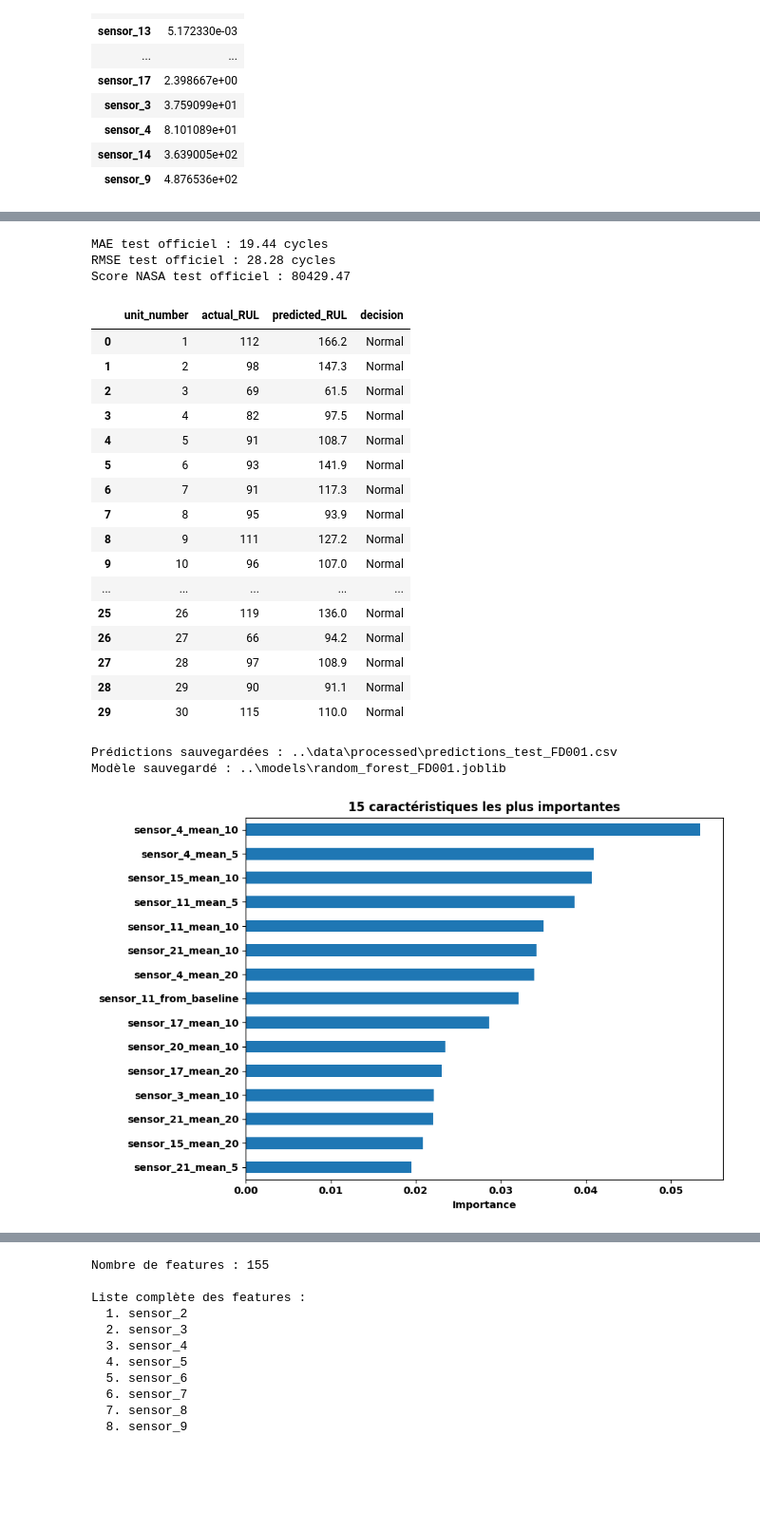
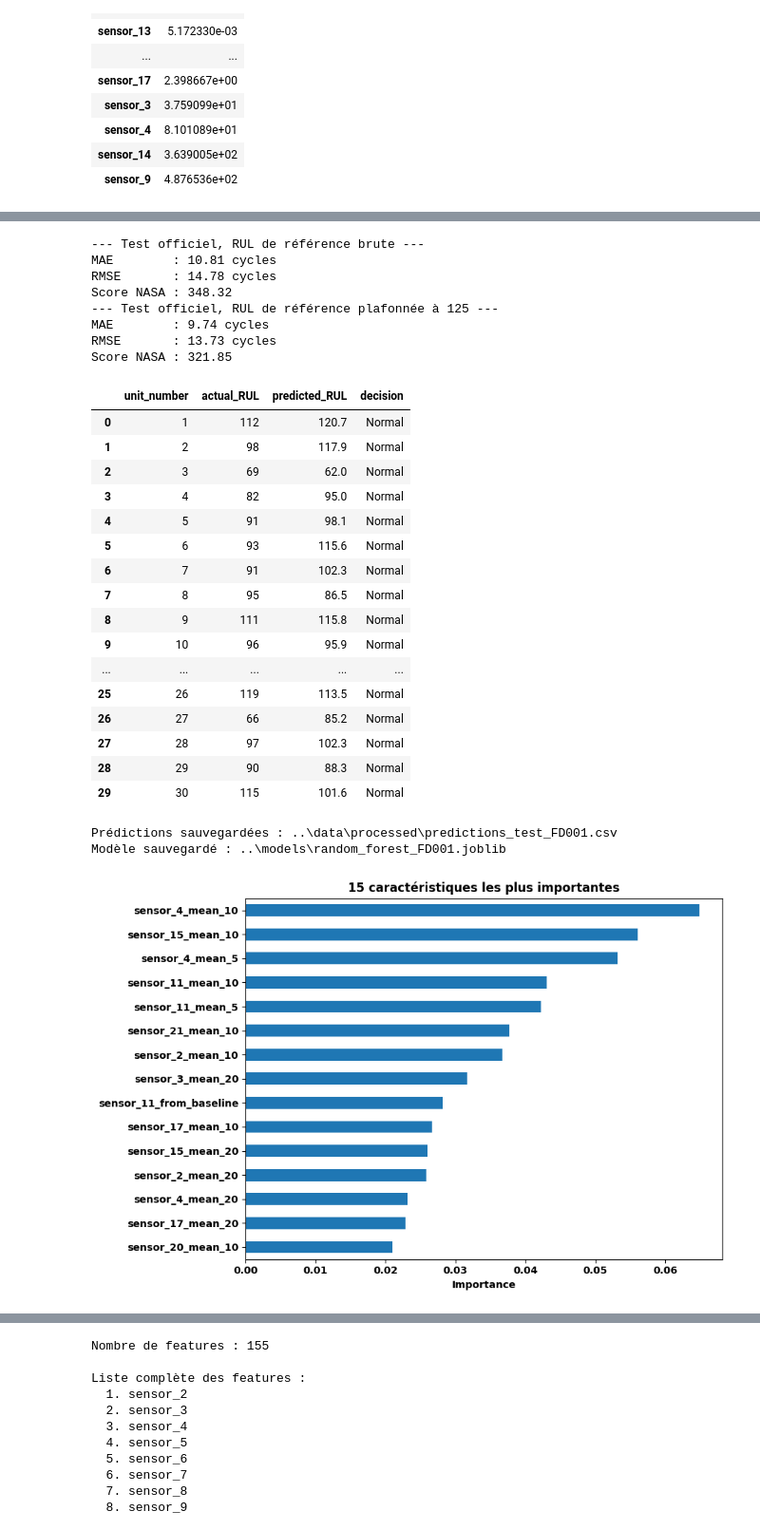
Before and after one commit to mysteriodataweb/Maintenance, a Jupyter notebook: notebooks/preprocess.ipynb, the cells around one changed output, grey strips where cells are left out. Shown at 95% size. Drawn from its saved outputs; the diff is of its cells as text; code cells hidden in the pictures; blank space fills up the shorter version.

```diff
--- a/notebooks/preprocess.ipynb
+++ b/notebooks/preprocess.ipynb
@@ -486,11 +505,18 @@ test_last = (
     .sort_values("unit_number")
     .reset_index(drop=True)
 )
-X_test = test_last[FEATURE_COLUMNS].replace([np.inf, -np.inf], np.nan).fillna(0)
+X_test = (
+    test_last[FEATURE_COLUMNS]
+    .replace([np.inf, -np.inf], np.nan)
+    .fillna(0)
+    .astype(np.float32)
+)
 y_test = pd.read_csv(rul_path, sep=r"\s+", header=None, names=["RUL"])["RUL"]
+y_test_capped = y_test.clip(upper=RUL_CAP)
 assert len(X_test) == len(y_test), "Le nombre de moteurs test ne correspond pas aux cibles RUL."
 
-# Évaluation du modèle final, entraîné sur tous les moteurs de train.
+# Évaluation du modèle final, entraîné sur tous les moteurs de train
+# avec la RUL plafonnée pour cible.
 final_model = RandomForestRegressor(
     n_estimators=300,
     min_samples_leaf=2,
@@ -501,9 +527,14 @@ final_model = RandomForestRegressor(
 final_model.fit(X, y)
 test_predictions = final_model.predict(X_test)
 
-print(f"MAE test officiel : {mean_absolute_error(y_test, test_predictions):.2f} cycles")
-print(f"RMSE test officiel : {np.sqrt(mean_squared_error(y_test, test_predictions)):.2f} cycles")
-print(f"Score NASA test officiel : {nasa_asymmetric_score(y_test, test_predictions):.2f}")
+for label, reference in [
+    ("RUL de référence brute", y_test),
+    (f"RUL de référence plafonnée à {RUL_CAP}", y_test_capped),
+]:
+    print(f"--- Test officiel, {label} ---")
+    print(f"MAE        : {mean_absolute_error(reference, test_predictions):.2f} cycles")
+    print(f"RMSE       : {np.sqrt(mean_squared_error(reference, test_predictions)):.2f} cycles")
+    print(f"Score NASA : {nasa_asymmetric_score(reference, test_predictions):.2f}")
 
 predictions = pd.DataFrame({
     "unit_number": test_last["unit_number"],
@@ -514,56 +545,64 @@ predictions["decision"] = pd.cut(
     predictions["predicted_RUL"],
     bins=[-np.inf, 20, 25, 50, np.inf],
     labels=[
-        "Alerte critique",
+        "Critique",
         "Surveillance renforcée",
         "Inspection planifiée",
         "Normal",
     ],
     right=True,
 )
 predictions_path = os.path.join(PROCESSED_DATA_DIR, f"predictions_test_{DATASET_ID}.csv")
 predictions.to_csv(predictions_path, index=False)
 display(predictions.head(30))
 print(f"Prédictions sauvegardées : {predictions_path}")
 
 # Sauvegarde du modèle et des colonnes nécessaires à l'inférence.
 MODEL_DIR = os.path.join("..", "models")
 os.makedirs(MODEL_DIR, exist_ok=True)
 model_path = os.path.join(MODEL_DIR, f"random_forest_{DATASET_ID}.joblib")
-joblib.dump({"model": final_model, "feature_columns": FEATURE_COLUMNS}, model_path)
+joblib.dump(
+    {"model": final_model, "feature_columns": FEATURE_COLUMNS, "rul_cap": RUL_CAP},
+    model_path,
+)
 print(f"Modèle sauvegardé : {model_path}")
 
 # Variables les plus utiles selon le modèle.
 importance = pd.Series(final_model.feature_importances_, index=FEATURE_COLUMNS)
 importance = importance.sort_values(ascending=False).head(15).sort_values()
 importance.plot(kind="barh", figsize=(9, 6), title="15 caractéristiques les plus importantes")
 plt.xlabel("Importance")
 plt.tight_layout()
 plt.show()
 # %% [output]
-MAE test officiel : 19.44 cycles
-RMSE test officiel : 28.28 cycles
-Score NASA test officiel : 80429.47
+--- Test officiel, RUL de référence brute ---
+MAE        : 10.81 cycles
+RMSE       : 14.78 cycles
+Score NASA : 348.32
+--- Test officiel, RUL de référence plafonnée à 125 ---
+MAE        : 9.74 cycles
+RMSE       : 13.73 cycles
+Score NASA : 321.85
 |  | unit_number | actual_RUL | predicted_RUL | decision |
-| 0 | 1 | 112 | 166.2 | Normal |
-| 1 | 2 | 98 | 147.3 | Normal |
-| 2 | 3 | 69 | 61.5 | Normal |
-| 3 | 4 | 82 | 97.5 | Normal |
-| 4 | 5 | 91 | 108.7 | Normal |
-| 5 | 6 | 93 | 141.9 | Normal |
-| 6 | 7 | 91 | 117.3 | Normal |
-| 7 | 8 | 95 | 93.9 | Normal |
-| 8 | 9 | 111 | 127.2 | Normal |
-| 9 | 10 | 96 | 107.0 | Normal |
+| 0 | 1 | 112 | 120.7 | Normal |
+| 1 | 2 | 98 | 117.9 | Normal |
+| 2 | 3 | 69 | 62.0 | Normal |
+| 3 | 4 | 82 | 95.0 | Normal |
+| 4 | 5 | 91 | 98.1 | Normal |
+| 5 | 6 | 93 | 115.6 | Normal |
+| 6 | 7 | 91 | 102.3 | Normal |
+| 7 | 8 | 95 | 86.5 | Normal |
+| 8 | 9 | 111 | 115.8 | Normal |
+| 9 | 10 | 96 | 95.9 | Normal |
 | ... | ... | ... | ... | ... |
-| 25 | 26 | 119 | 136.0 | Normal |
-| 26 | 27 | 66 | 94.2 | Normal |
-| 27 | 28 | 97 | 108.9 | Normal |
-| 28 | 29 | 90 | 91.1 | Normal |
-| 29 | 30 | 115 | 110.0 | Normal |
+| 25 | 26 | 119 | 113.5 | Normal |
+| 26 | 27 | 66 | 85.2 | Normal |
+| 27 | 28 | 97 | 102.3 | Normal |
+| 28 | 29 | 90 | 88.3 | Normal |
+| 29 | 30 | 115 | 101.6 | Normal |
 Prédictions sauvegardées : ..\data\processed\predictions_test_FD001.csv
 Modèle sauvegardé : ..\models\random_forest_FD001.joblib
-[figure, old version]
+[figure, new version]
 # %%
 from sklearn.ensemble import RandomForestClassifier
 from sklearn.metrics import classification_report, confusion_matrix, average_precision_score
```
Also changed, not shown: parts of 14 cells of this notebook, 5 other files.
